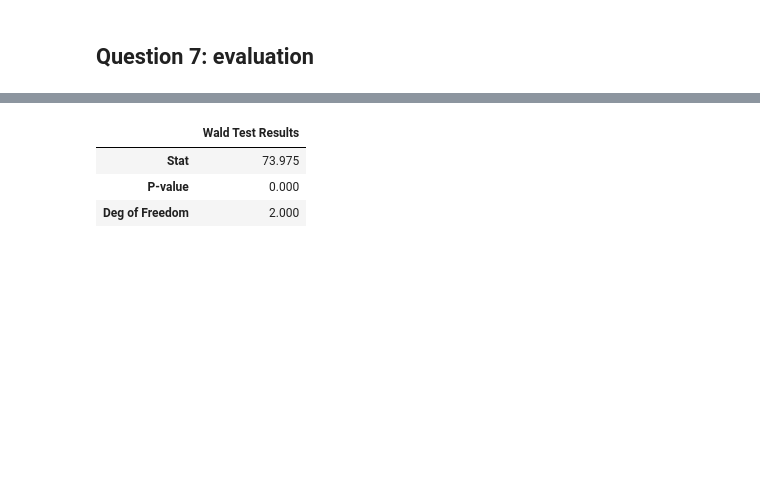
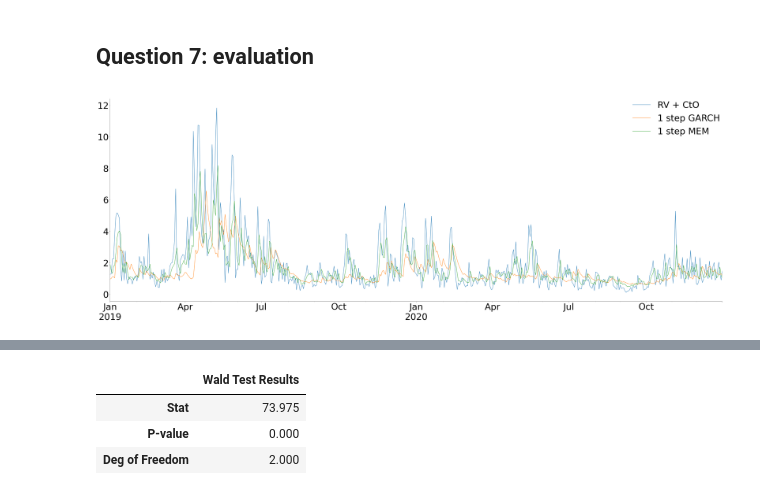
Before and after one commit to GeorgeHockey/metrics-formal-coursework, a Jupyter notebook: problem_1_v1.ipynb, the cells around one changed output, grey strips where cells are left out. Saved outputs shown, nothing was run; the diff lists cells and outputs as text; code cells hidden in the pictures; blank space fills up the shorter version.

```diff
--- a/problem_1_v1.ipynb
+++ b/problem_1_v1.ipynb
@@ -461,5 +461,11 @@ mem_22 = (mem.forecast(align="target",horizon=22).variance["h.22"].squeeze()).dr
 
 realisations = ((rv[20] + cto)[half:]).squeeze()
+# %%
+comb = pd.concat([rv[20]+cto, gar_01, mem_01], 1).dropna()
+comb.columns = ["RV + CtO", "1 step GARCH","1 step MEM"]
+plot(comb["2019":"2020"])
+# %% [output]
+[figure, added]
 # %%
 har_01_errors = (har_01.subtract(realisations,axis=0)).dropna().squeeze()
 har_01_losses = har_01_errors ** 2
```
Also changed, not shown: parts of 14 cells of this notebook, 2 other files.
